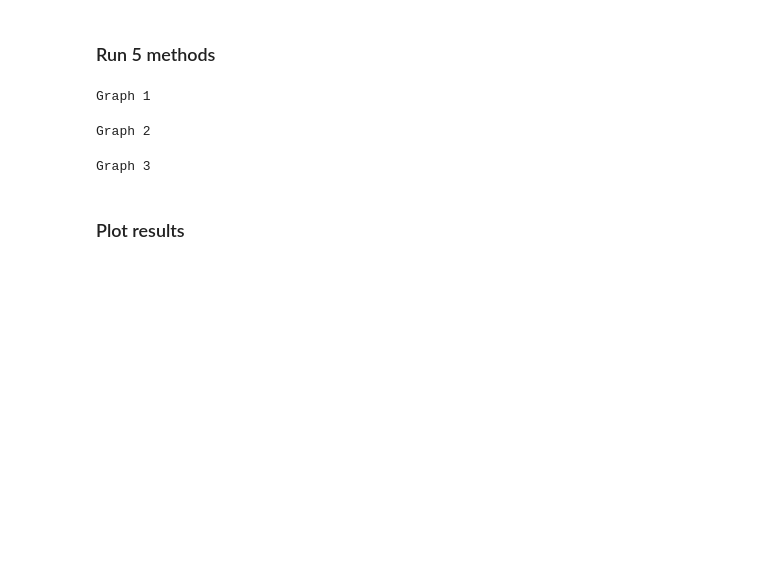
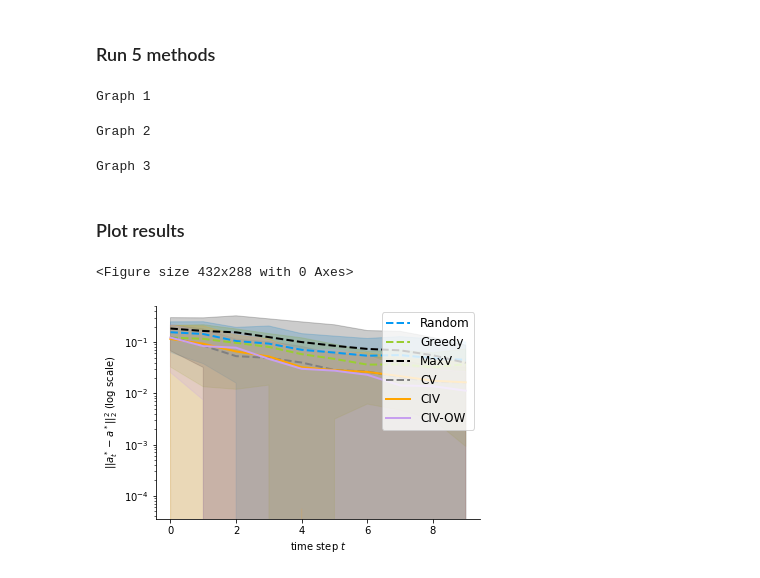
Before and after one commit to uhlerlab/actlearn_optint, a Jupyter notebook: optint/notebook/test_multigraphs.ipynb, the cells around one changed output. Drawn from its saved outputs; the diff is of its cells as text; code cells hidden in the pictures; blank space fills up the shorter version.

```diff
--- a/optint/notebook/test_multigraphs.ipynb
+++ b/optint/notebook/test_multigraphs.ipynb
@@ -95,15 +97,46 @@ Graph 3
 # %%
 mu_MSEs = []
 for i in range(num_instances):
-	Prob = Probs[i]
-	problem = problems[i]
-	mu_mses = {k:[] for k in ['passive', 'greedy', 'maxv', 'cv', 'civ', 'civow']}
-	for r in range(opts.R):
-		for k in ['passive', 'greedy', 'maxv', 'cv', 'civ', 'civow']:
-			mse = []
-			for prob in Prob[k][r]:
-				errs = abs(np.dot(np.eye(problem.nnodes)-np.array(prob['mean']),problem.mu_target) - problem.a_target)
-				mse.append(np.linalg.norm(np.concatenate(errs))**2)
-			mu_mses[k].append(mse)
-	mu_MSEs.append(mu_mses)
+    Prob = Probs[i]
+    problem = problems[i]
+    mu_mses = {k:[] for k in ['passive', 'greedy', 'maxv', 'cv', 'civ', 'civow']}
+    for r in range(opts.R):
+        for k in ['passive', 'greedy', 'maxv', 'cv', 'civ', 'civow']:
+            mse = []
+            for prob in Prob[k][r]:
+                errs = abs(np.dot(np.eye(problem.nnodes)-np.array(prob['mean']),problem.mu_target) - problem.a_target)
+                mse.append(np.linalg.norm(np.concatenate(errs))**2)
+            mu_mses[k].append(mse)
+    mu_MSEs.append(mu_mses)
+
+plt.clf()
+fig, ax = plt.subplots(1,1,figsize=(5.6,3.8))
+plt.rcParams.update({'font.size': 12})
+
+plt.yscale('log')
+
+labels = ['Random', 'Greedy', 'MaxV', 'CV', 'CIV', 'CIV-OW']
+colors = ['#069AF3', '#9ACD32', 'black', 'grey', 'orange', '#C79FEF']
+markers = ['^', 'o', 'o', 'o', 's', 's']
+linestyles = ['--','--','--', '--','-', '-']
+for i, k in enumerate(['passive', 'greedy', 'maxv', 'cv', 'civ', 'civow']):
+    mean = np.array([np.array(mu_MSEs[i][k]).mean(axis=0) for i in range(num_instances)]).mean(axis=0)
+    std = np.array([np.array(mu_MSEs[i][k]).std(axis=0) for i in range(num_instances)]).mean(axis=0)
+    plt.plot(range(opts.T), mean, label=labels[i], linewidth=2, color=colors[i], marker=markers[i], markersize=0, linestyle=linestyles[i])
+    plt.fill_between(range(opts.T), mean - std, mean + std, alpha=.2, color=colors[i])
+
+ax.spines.right.set_visible(False)
+ax.spines.top.set_visible(False)
+# plt.ylim(0.01,1)
+
+plt.legend(loc='upper right')
+plt.xlabel(r'time step $t$')
+plt.ylabel(r'$||a_t^*-a^*||_2^2$ (log scale)')
+# plt.title(f'square distance to target mean')
+plt.tight_layout()
+
+# plt.savefig(f'figures/rebut/mse-int-mean_{DAG_type}-{nnodes}-{a_size}-randtarget_new5.pdf')
+# %% [output]
+<Figure size 432x288 with 0 Axes>
+[figure, added]
 # %%
```
Also changed, not shown: parts of 6 cells of this notebook, 16 other files.
